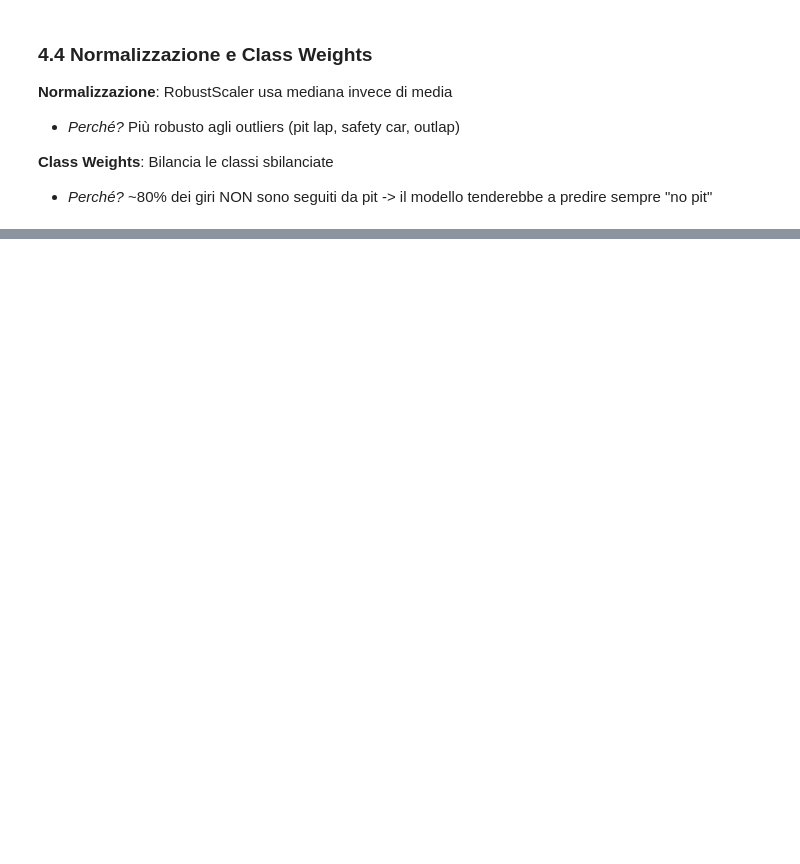
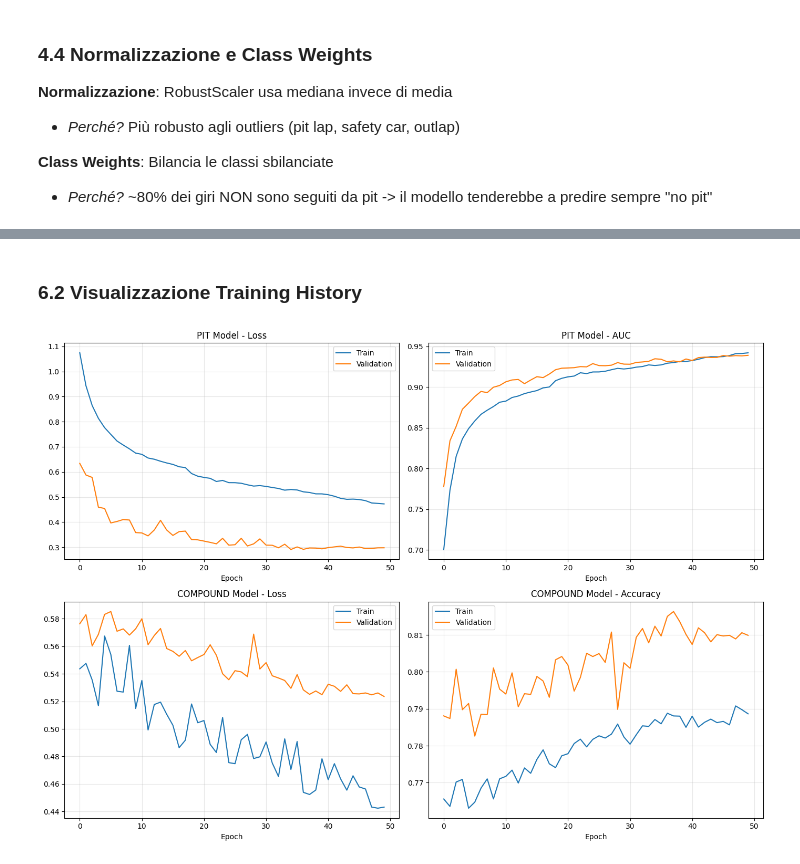
Before and after one commit to FedericoSabbadini/F1_StrategyPredictor, a Jupyter notebook: 03:model/LSTMModel.ipynb, the cells around one changed output, grey strips where cells are left out. Saved outputs shown, nothing was run; the diff lists cells and outputs as text; code cells hidden in the pictures; blank space fills up the shorter version.

Commit message:
LSTM Model

```diff
--- a/03:model/LSTMModel.ipynb
+++ b/03:model/LSTMModel.ipynb
@@ -701,7 +739,7 @@ min           0.00         0.00           0.00          0.00
 max           1.00         1.00           1.00          1.00
 # %%
 # Conta i compound usati
-df_f1['NumCompoundsUsed'] = df_f1[['HasUsedHard', 'HasUsedSoft', 'HasUsedMedium', 'HasUsedInter']].sum(axis=1)
+df_f1['NumCompoundsUsed'] = df_f1[['HasUsedHard', 'HasUsedSoft', 'HasUsedMedium', 'HasUsedInter', 'HasUsedWet']].sum(axis=1)
 
 print(df_f1['NumCompoundsUsed'].describe())
 # %% [output]
@@ -758,12 +806,3 @@ print(df_f1['SpeedLoss'].describe())
-# %%
-# Trend velocità ultimi 3 giri
-driver_grp = df_f1.groupby(['Year', 'Round', 'Driver'])
-df_f1['SpeedTrend3'] = driver_grp['SpeedST'].transform(
-    lambda x: x.diff().rolling(3, min_periods=1).mean()
-)
-df_f1['SpeedTrend3'] = df_f1['SpeedTrend3'].fillna(0).clip(-5, 5)  # km/h per giro
-
-print(df_f1['SpeedTrend3'].describe())
 # %% [markdown]
 ---
 # 4. Preparazione Dati per Training
@@ -781,7 +820,7 @@ for f in all_features:
 # %%
 # Filtraggio per training
 df_clean = df_f1.dropna(subset=['PitIn3Laps', 'NextCompound'])  # Target validi
-df_clean = df_clean[df_clean['TyreLife'] > 1]                   # Escludi outlap
+df_clean = df_clean[df_clean['TyreLife'] > 3]                   # Escludi outlap
 
 
 # Encoding target compound
@@ -811,7 +850,7 @@ def create_sequences(df, features, target_col, seq_len):
 
     for (year, rnd, driver, stint), group in df.groupby(['Year', 'Round', 'Driver', 'Stint']):
         group = group.sort_values('LapNumber')
-        if len(group) < 2:  # Skip stint troppo corti
+        if len(group) < 3:  # Skip stint troppo corti
             continue
 
         data = group[available].values.astype(np.float32)
@@ -961,0 +1495,42 @@ Compound class weights:
+# %% [markdown]
+### 6.2 Visualizzazione Training History
+# %%
+fig, axes = plt.subplots(2, 2, figsize=(14, 10))
+
+# PIT - Loss
+axes[0, 0].plot(history_pit.history['loss'], label='Train')
+axes[0, 0].plot(history_pit.history['val_loss'], label='Validation')
+axes[0, 0].set_title('PIT Model - Loss')
+axes[0, 0].set_xlabel('Epoch')
+axes[0, 0].legend()
+axes[0, 0].grid(True, alpha=0.3)
+
+# PIT - AUC
+axes[0, 1].plot(history_pit.history['auc'], label='Train')
+axes[0, 1].plot(history_pit.history['val_auc'], label='Validation')
+axes[0, 1].set_title('PIT Model - AUC')
+axes[0, 1].set_xlabel('Epoch')
+axes[0, 1].legend()
+axes[0, 1].grid(True, alpha=0.3)
+
+# COMPOUND - Loss
+axes[1, 0].plot(history_comp.history['loss'], label='Train')
+axes[1, 0].plot(history_comp.history['val_loss'], label='Validation')
+axes[1, 0].set_title('COMPOUND Model - Loss')
+axes[1, 0].set_xlabel('Epoch')
+axes[1, 0].legend()
+axes[1, 0].grid(True, alpha=0.3)
+
+# COMPOUND - Accuracy
+axes[1, 1].plot(history_comp.history['accuracy'], label='Train')
+axes[1, 1].plot(history_comp.history['val_accuracy'], label='Validation')
+axes[1, 1].set_title('COMPOUND Model - Accuracy')
+axes[1, 1].set_xlabel('Epoch')
+axes[1, 1].legend()
+axes[1, 1].grid(True, alpha=0.3)
+
+plt.tight_layout()
+plt.savefig('Other/trainingHistory.png', dpi=150, bbox_inches='tight')
+plt.show()
+# %% [output]
+[figure, added]
```
Also changed, not shown: parts of 39 cells of this notebook, 15 other files.
